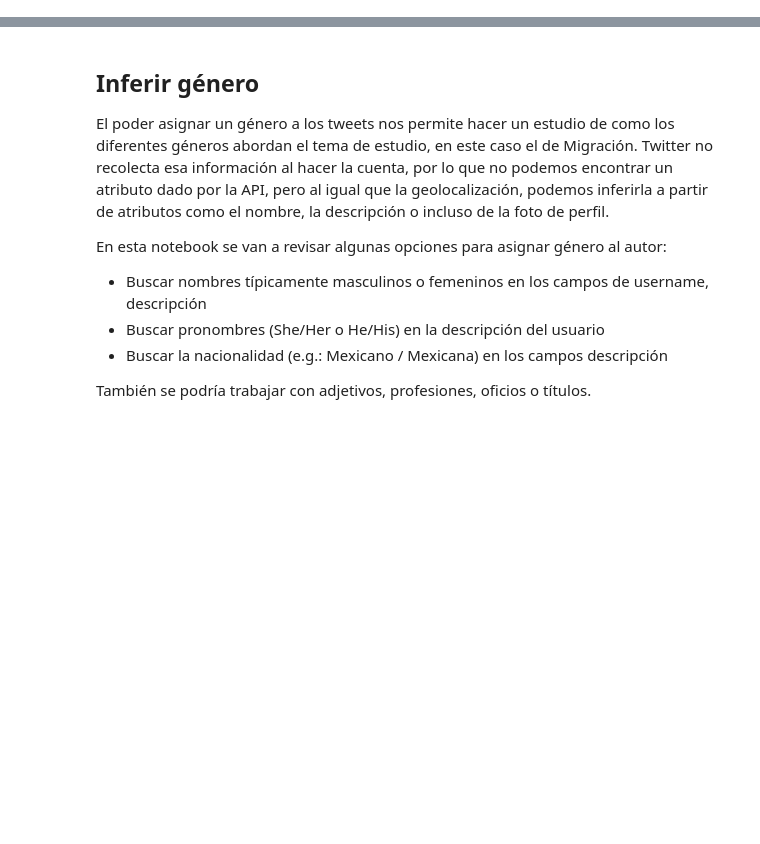
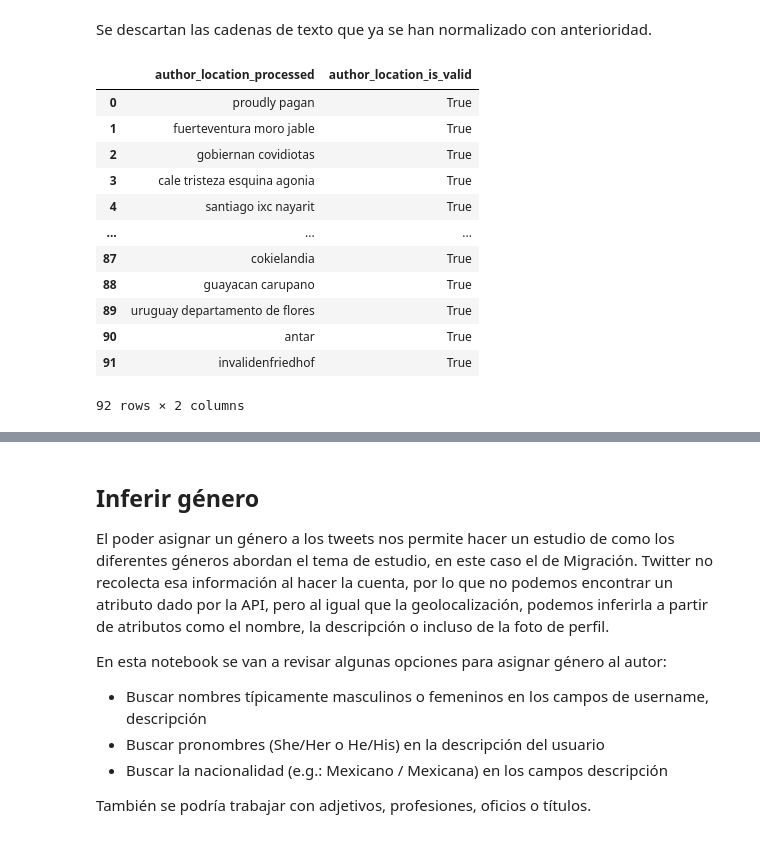
Before and after one commit to Entropia-AI/Workshop_2_Migracion, a Jupyter notebook: twitter/3_Variables_Demograficas.ipynb, the cells around one changed output, grey strips where cells are left out. Drawn from its saved outputs; the diff is of its cells as text; code cells hidden in the pictures; blank space fills up the shorter version.

```diff
--- a/twitter/3_Variables_Demograficas.ipynb
+++ b/twitter/3_Variables_Demograficas.ipynb
@@ -121,8 +236,27 @@ df_unique_locs
+# %% [markdown]
+Se descartan las cadenas de texto que ya se han normalizado con anterioridad.
 # %%
 df_prev =  pd.read_csv('./resources/user_location_none.csv',
                        usecols=['a_proc_loc'])
 df_prev = df_prev.append(pd.read_csv('./resources/user_location_invalids.csv',
                                      usecols=['a_proc_loc']))
 df_prev = df_prev.append(pd.read_csv('./resources/user_location_valids.csv',
                                      usecols=['a_proc_loc']))
-df_prev
+
+df_unique_locs = df_unique_locs[~df_unique_locs['author_location_processed'].isin(df_prev['a_proc_loc'])]
+df_unique_locs = df_unique_locs.reset_index(drop=True)
+df_unique_locs
+# %% [output]
+|  | author_location_processed | author_location_is_valid |
+| 0 | proudly pagan | True |
+| 1 | fuerteventura moro jable | True |
+| 2 | gobiernan covidiotas | True |
+| 3 | cale tristeza esquina agonia | True |
+| 4 | santiago ixc nayarit | True |
+| ... | ... | ... |
+| 87 | cokielandia | True |
+| 88 | guayacan carupano | True |
+| 89 | uruguay departamento de flores | True |
+| 90 | antar | True |
+| 91 | invalidenfriedhof | True |
+92 rows × 2 columns
```
Also changed, not shown: parts of 31 cells of this notebook, 1 other file.
